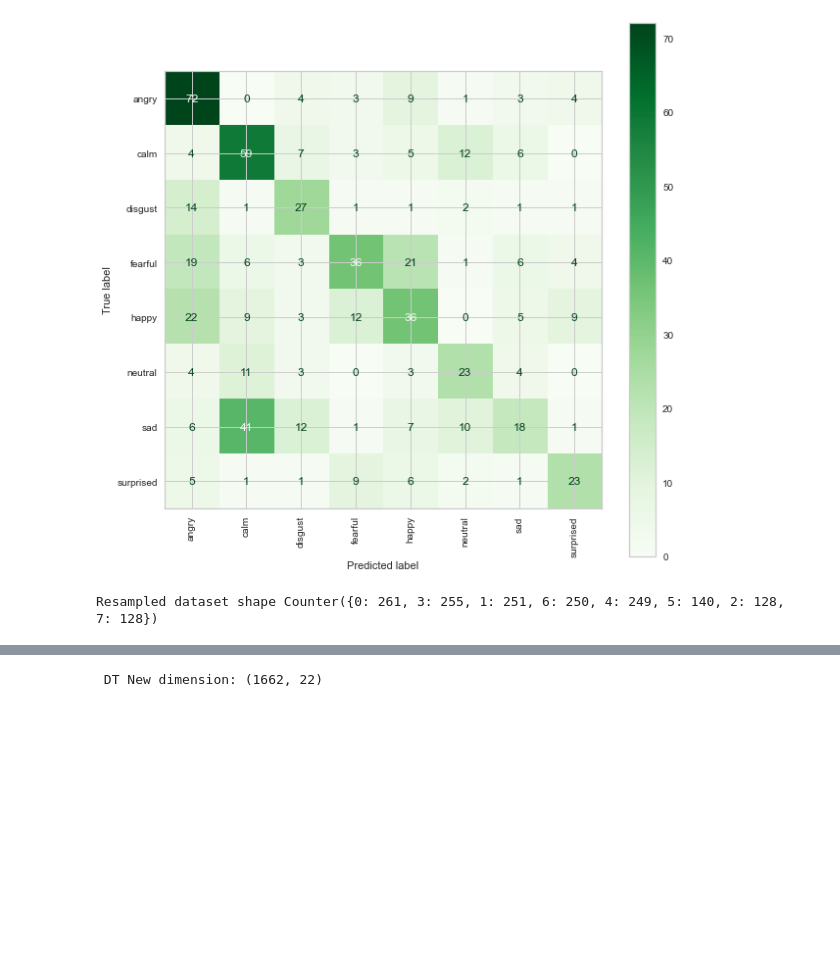
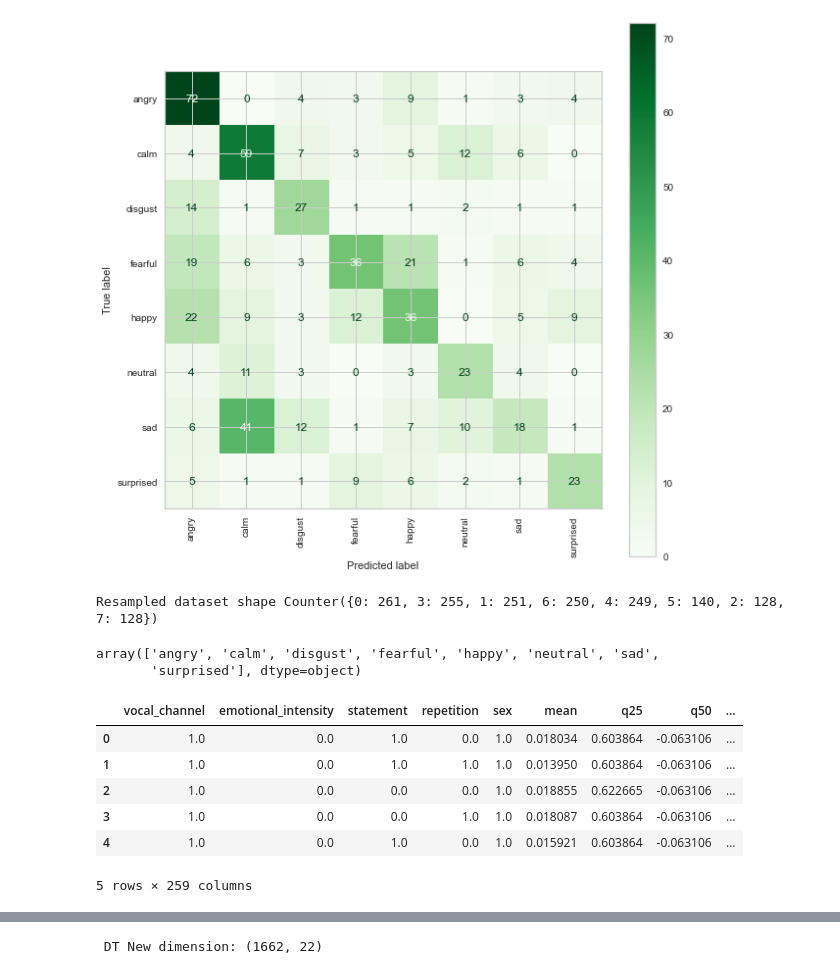
Before and after one commit to Diabelny/Data-Mining-2, a Jupyter notebook: Task2_Advanced_classification/RFE+Random.ipynb, the cells around one changed output, grey strips where cells are left out. Cells and saved outputs as stored; diff of their text form; code cells hidden in the pictures; blank space fills up the shorter version.

```diff
--- a/Task2_Advanced_classification/RFE+Random.ipynb
+++ b/Task2_Advanced_classification/RFE+Random.ipynb
@@ -127,0 +132,5 @@ Resampled dataset shape Counter({0: 261, 3: 255, 1: 251, 6: 250, 4: 249, 5: 140,
+# %%
+le.classes_
+# %% [output]
+array(['angry', 'calm', 'disgust', 'fearful', 'happy', 'neutral', 'sad',
+       'surprised'], dtype=object)
@@ -127,0 +139,10 @@ Resampled dataset shape Counter({0: 261, 3: 255, 1: 251, 6: 250, 4: 249, 5: 140,
+# %%
+df.head()
+# %% [output]
+|  | vocal_channel | emotional_intensity | statement | repetition | sex | mean | q25 | q50 | ... |
+| 0 | 1.0 | 0.0 | 1.0 | 0.0 | 1.0 | 0.018034 | 0.603864 | -0.063106 | ... |
+| 1 | 1.0 | 0.0 | 1.0 | 1.0 | 1.0 | 0.013950 | 0.603864 | -0.063106 | ... |
+| 2 | 1.0 | 0.0 | 0.0 | 0.0 | 1.0 | 0.018855 | 0.622665 | -0.063106 | ... |
+| 3 | 1.0 | 0.0 | 0.0 | 1.0 | 1.0 | 0.018087 | 0.603864 | -0.063106 | ... |
+| 4 | 1.0 | 0.0 | 1.0 | 0.0 | 1.0 | 0.015921 | 0.603864 | -0.063106 | ... |
+5 rows × 259 columns
```
Also changed, not shown: parts of 10 cells of this notebook.
